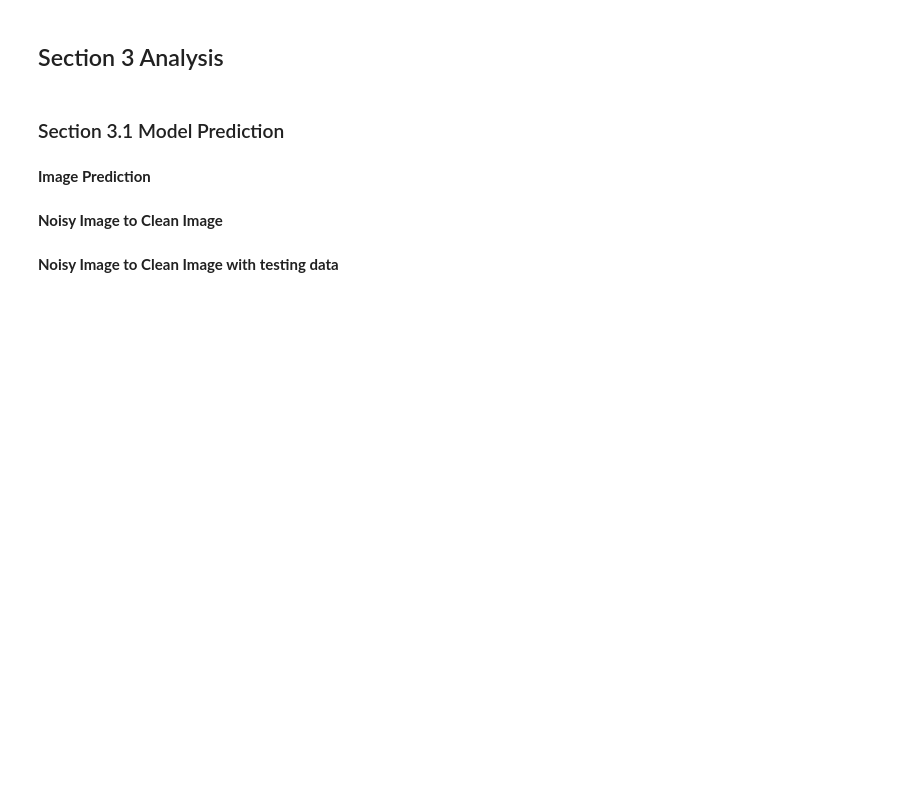
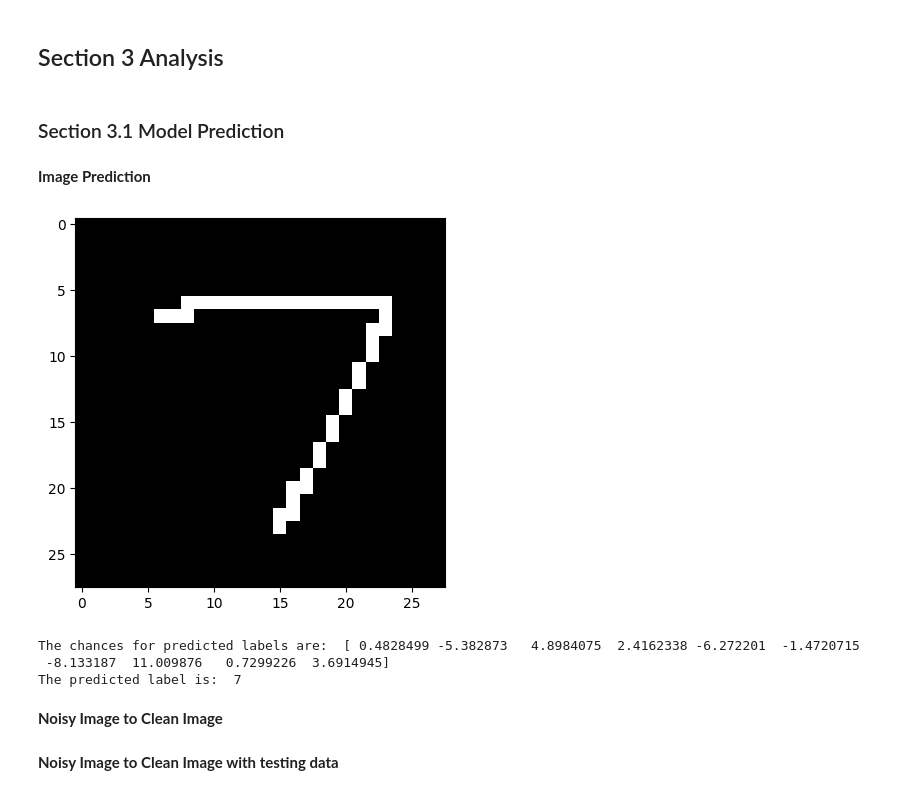
Before and after one commit to AssoStudent/MNIST-CNN, a Jupyter notebook: Project.ipynb, the cells around one changed output. Saved outputs shown, nothing was run; the diff lists cells and outputs as text; code cells hidden in the pictures; blank space fills up the shorter version.

```diff
--- a/Project.ipynb
+++ b/Project.ipynb
@@ -703,28 +811,33 @@ experiment_neural_network_model(train_dataset, test_dataset, modelType, optimize
 # %%
 # --- Change the parameter manually here!! --- #
 predict_image_path = "PredictLabelTest.png"
-predict_model_path = "IERG4160_Project_MNIST_E_50_lr_0.1_B_64_2024-04-05 17.00.08_2.npy_model_state_dict.pth"
+predict_model_path = "IERG4160_Project_MNIST_E_10_lr_0.1_B_64_2024-04-17 12.12.01_2.npy_model_state_dict.pth"
 predict_model_type = MNIST_CNN_Model
 predict_image_togrey = True
 #----------------------------------------------#
 
 predict_model = predict_model_type()
 predict_model.load_state_dict(torch.load(predict_model_path, map_location=device))
 
 if predict_image_togrey is True:
     predict_image = 1.0 - cv2.cvtColor(cv2.resize(load_image(predict_image_path), (28, 28)), cv2.COLOR_RGB2GRAY)
 else:
     predict_image = cv2.resize(load_image(predict_image_path), (28, 28))
 plt.imshow(predict_image, cmap='gray')
 plt.show()
 
 predict_image_torch = torch.Tensor(predict_image[np.newaxis, np.newaxis])
 predict_predicted_label_array = predict_model(predict_image_torch).detach().numpy()[0, ...]
 print('The chances for predicted labels are: ', predict_predicted_label_array)
 
 predict_predicted_label = np.argmax(predict_predicted_label_array)
 
 print('The predicted label is: ', predict_predicted_label)
+# %% [output]
+[figure, added]
+The chances for predicted labels are:  [ 0.4828499 -5.382873   4.8984075  2.4162338 -6.272201  -1.4720715
+ -8.133187  11.009876   0.7299226  3.6914945]
+The predicted label is:  7
 # %% [markdown]
 **Noisy Image to Clean Image**
 # %%
```
Also changed, not shown: parts of 14 cells of this notebook.
